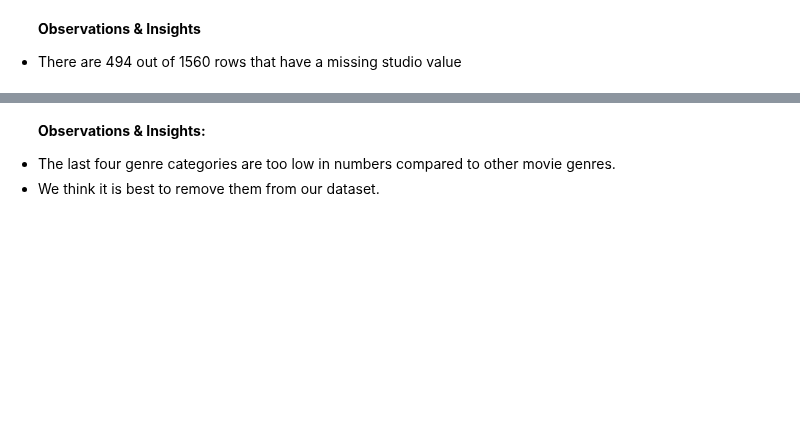
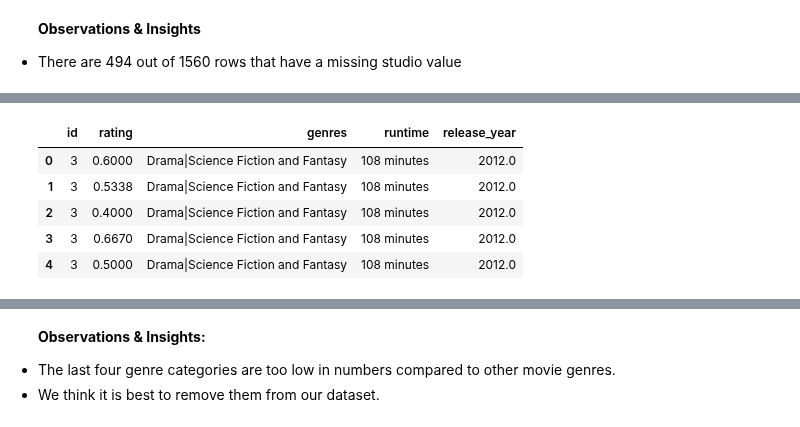
Before and after one commit to alpacanonymous/project1, a Jupyter notebook: final_notebook.ipynb, the cells around one changed output, grey strips where cells are left out. Cells and saved outputs as stored; diff of their text form; code cells hidden in the pictures; blank space fills up the shorter version.

```diff
--- a/final_notebook.ipynb
+++ b/final_notebook.ipynb
@@ -178,3 +258,11 @@ df_rt_reviews.head()
+# %%
+# deleting a row with an outlier value in the 'fn' column which is giving an error
+# when trying to convert all string values into numeric values
+df_rt_reviews = df_rt_reviews[df_rt_reviews.fn != 'N']
+df_rt_reviews = df_rt_reviews[df_rt_reviews.fn != 'R']
+df_rt_reviews = df_rt_reviews[df_rt_reviews.fn != '1-5']
+df_rt_reviews = df_rt_reviews[df_rt_reviews.fn != 'T']
+df_rt_reviews = df_rt_reviews[df_rt_reviews.fn != '3 1']
 # %%
 # Convert all string values in the 'fn' and 'sn' columns into numeric values
 df_rt_reviews['fn'] = df_rt_reviews['fn'].apply(pd.to_numeric)
@@ -200,4 +309,4 @@ df_rt_movie_info.head()
 # %%
-new_rt_movie_info= pd.DataFrame(zip(df_rt_movie_info.id, df_rt_movie_info.genre,df_rt_movie_info.runtime))
+new_rt_movie_info= pd.DataFrame(zip(df_rt_movie_info.id, df_rt_movie_info.genre,df_rt_movie_info.runtime,df_rt_movie_info.new_theater_date))
 # %%
 new_rt_movie_info.head()
@@ -204,5 +320,5 @@ new_rt_movie_info.head()
 # %%
-# Renam the columns back to original names
-new_rt_movie_info.rename(columns={0: 'id', 1: 'genres',2: 'runtime'}, inplace=True)
+# Rename the columns back to original names
+new_rt_movie_info.rename(columns={0: 'id', 1: 'genres',2: 'runtime',3:'release_year'}, inplace=True)
 # %%
 new_rt_movie_info.head()
@@ -208,0 +332,12 @@ new_rt_movie_info.head()
+# %%
+# left joining the new_rt_movie_info to new_rt_reviews
+merged_datasets = pd.merge(new_rt_reviews,new_rt_movie_info,on='id',how='left')
+# %%
+merged_datasets.head()
+# %% [output]
+|  | id | rating | genres | runtime | release_year |
+| 0 | 3 | 0.6000 | Drama|Science Fiction and Fantasy | 108 minutes | 2012.0 |
+| 1 | 3 | 0.5338 | Drama|Science Fiction and Fantasy | 108 minutes | 2012.0 |
+| 2 | 3 | 0.4000 | Drama|Science Fiction and Fantasy | 108 minutes | 2012.0 |
+| 3 | 3 | 0.6670 | Drama|Science Fiction and Fantasy | 108 minutes | 2012.0 |
+| 4 | 3 | 0.5000 | Drama|Science Fiction and Fantasy | 108 minutes | 2012.0 |
```
Also changed, not shown: parts of 60 cells of this notebook.
